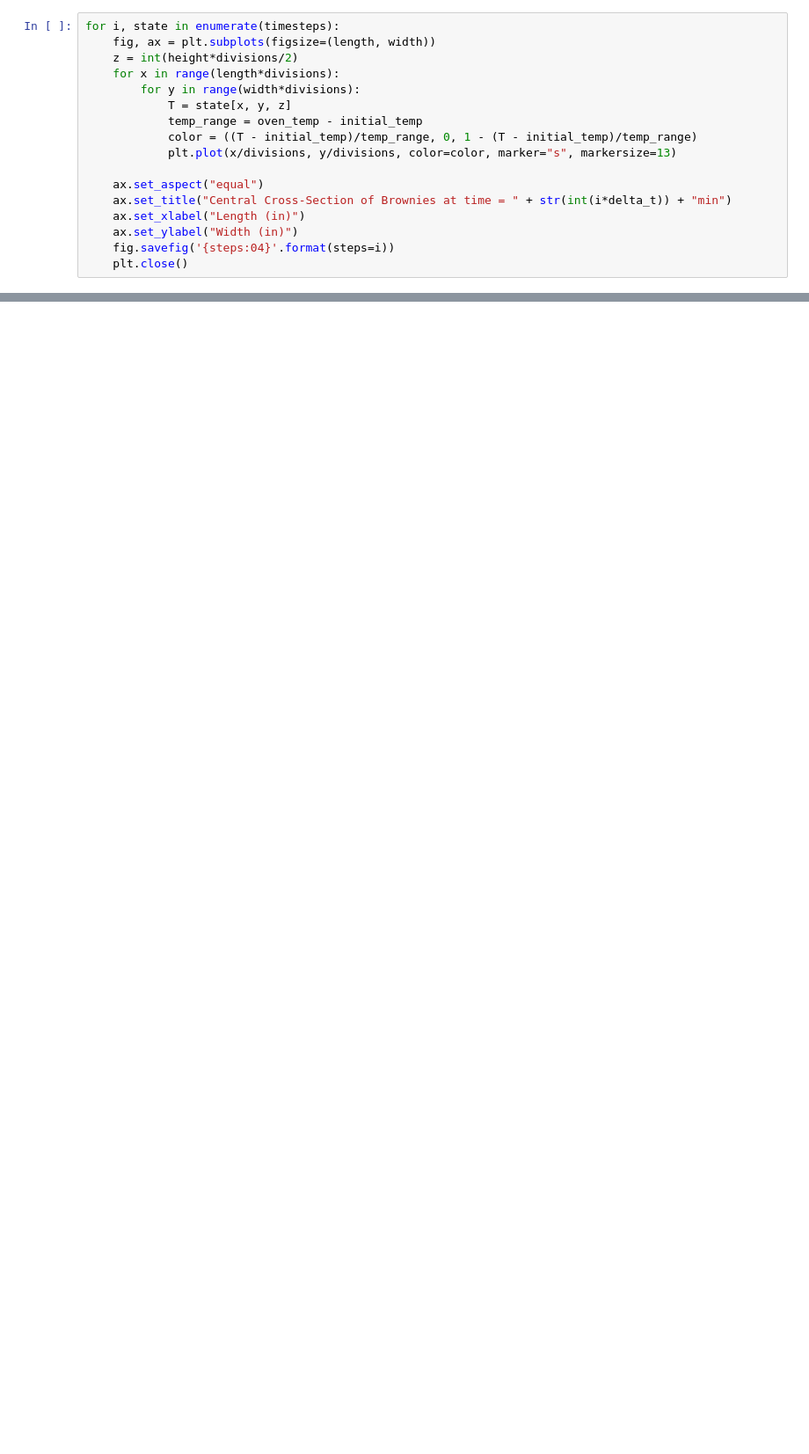
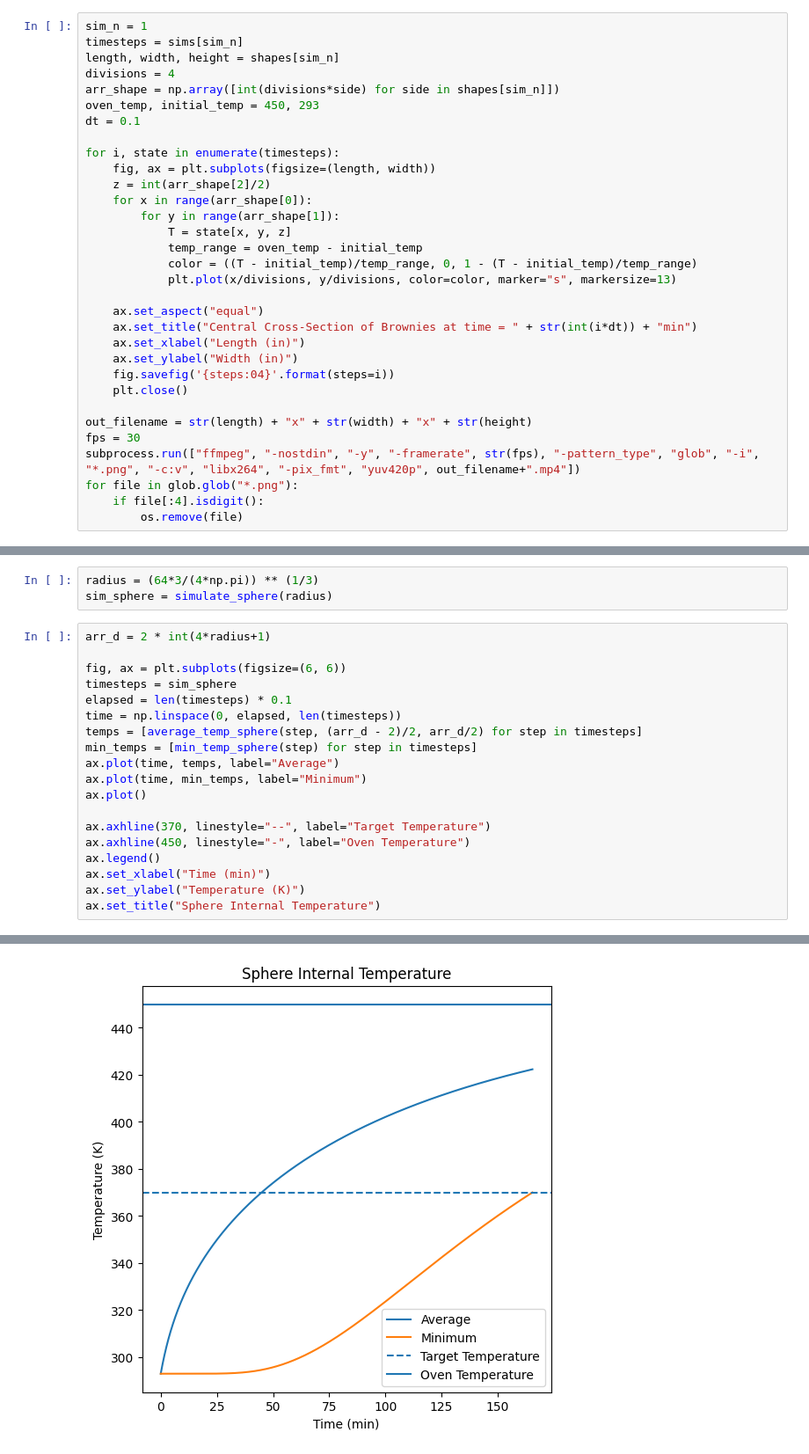
Before and after one commit to Amenhotep314/test, a Jupyter notebook: brownies.ipynb, the cells around one changed output, grey strips where cells are left out. Shown at 88% size. Cells and saved outputs as stored; diff of their text form; blank space fills up the shorter version.

Commit message:
More brownies!

```diff
--- a/brownies.ipynb
+++ b/brownies.ipynb
@@ -66,17 +129,32 @@ Text(0.5, 1.0, 'Average Internal Temperature')
 # %%
+sim_n = 1
+timesteps = sims[sim_n]
+length, width, height = shapes[sim_n]
+divisions = 4
+arr_shape = np.array([int(divisions*side) for side in shapes[sim_n]])
+oven_temp, initial_temp = 450, 293
+dt = 0.1
+
 for i, state in enumerate(timesteps):
     fig, ax = plt.subplots(figsize=(length, width))
-    z = int(height*divisions/2)
-    for x in range(length*divisions):
-        for y in range(width*divisions):
+    z = int(arr_shape[2]/2)
+    for x in range(arr_shape[0]):
+        for y in range(arr_shape[1]):
             T = state[x, y, z]
             temp_range = oven_temp - initial_temp
             color = ((T - initial_temp)/temp_range, 0, 1 - (T - initial_temp)/temp_range)
             plt.plot(x/divisions, y/divisions, color=color, marker="s", markersize=13)
 
     ax.set_aspect("equal")
-    ax.set_title("Central Cross-Section of Brownies at time = " + str(int(i*delta_t)) + "min")
+    ax.set_title("Central Cross-Section of Brownies at time = " + str(int(i*dt)) + "min")
     ax.set_xlabel("Length (in)")
     ax.set_ylabel("Width (in)")
     fig.savefig('{steps:04}'.format(steps=i))
     plt.close()
+
+out_filename = str(length) + "x" + str(width) + "x" + str(height)
+fps = 30
+subprocess.run(["ffmpeg", "-nostdin", "-y", "-framerate", str(fps), "-pattern_type", "glob", "-i", "*.png", "-c:v", "libx264", "-pix_fmt", "yuv420p", out_filename+".mp4"])
+for file in glob.glob("*.png"):
+    if file[:4].isdigit():
+        os.remove(file)
@@ -82,0 +234,23 @@ for i, state in enumerate(timesteps):
+# %%
+radius = (64*3/(4*np.pi)) ** (1/3)
+sim_sphere = simulate_sphere(radius)
+# %%
+arr_d = 2 * int(4*radius+1)
+
+fig, ax = plt.subplots(figsize=(6, 6))
+timesteps = sim_sphere
+elapsed = len(timesteps) * 0.1
+time = np.linspace(0, elapsed, len(timesteps))
+temps = [average_temp_sphere(step, (arr_d - 2)/2, arr_d/2) for step in timesteps]
+min_temps = [min_temp_sphere(step) for step in timesteps]
+ax.plot(time, temps, label="Average")
+ax.plot(time, min_temps, label="Minimum")
+ax.plot()
+
+ax.axhline(370, linestyle="--", label="Target Temperature")
+ax.axhline(450, linestyle="-", label="Oven Temperature")
+ax.legend()
+ax.set_xlabel("Time (min)")
+ax.set_ylabel("Temperature (K)")
+ax.set_title("Sphere Internal Temperature")
+# %% [output]
@@ -82,0 +258 @@ for i, state in enumerate(timesteps):
+[figure, added]
```
Also changed, not shown: parts of 23 cells of this notebook, 4 other files.
